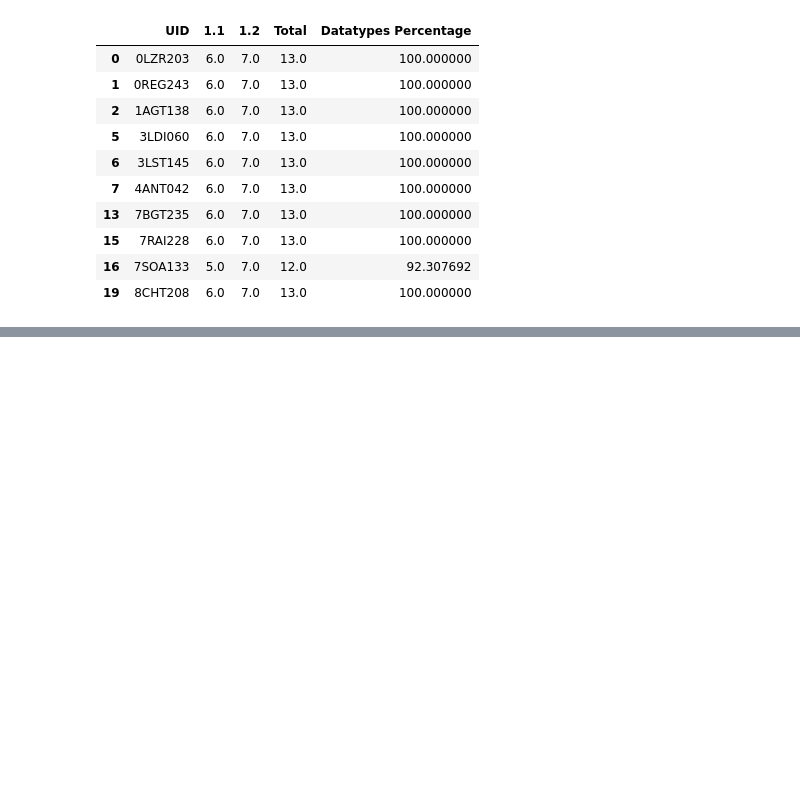
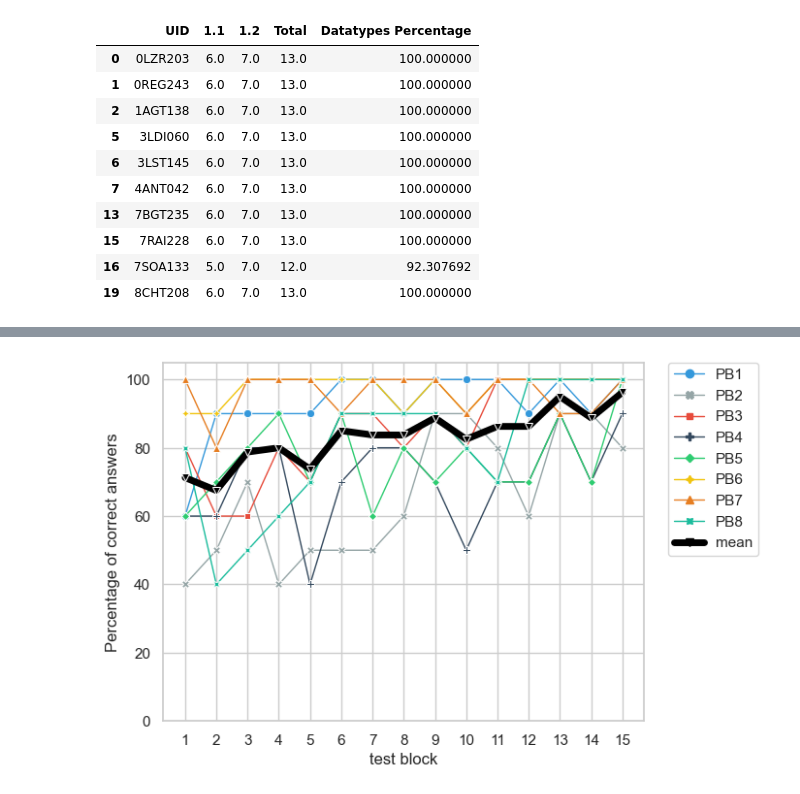
Before and after one commit to gord6/Tapping-into-the-Natural-Language-System-Using-Artificial-Languages-when-Learning-Programming, a Jupyter notebook: descriptive_statistics_2.ipynb, the cells around one changed output, grey strips where cells are left out. Drawn from its saved outputs; the diff is of its cells as text; code cells hidden in the pictures; blank space fills up the shorter version.

Commit message:
added lineplot and merge both violinplots

```diff
--- a/descriptive_statistics.ipynb
+++ b/descriptive_statistics_2.ipynb
@@ -2036,0 +2070,3 @@ df_datatypes_broca
+# %%
+#open Vorkurs_22_with_brocanto_transposed.xlsx
+df = pd.read_excel('Vorkurs_22_with_brocanto_transposed.xlsx')
@@ -2036,0 +2142,10 @@ df_datatypes_broca
+# %%
+#rename UID nan to mean
+import numpy as np
+
+df['UID'] = df['UID'].replace([np.nan], ['mean'])
+# %%
+#create for every uid the data of the testblocks in a new row
+df = df.melt(id_vars=['UID'], var_name='Testblock', value_name='Percentage of correct answers')
+
+display(df)
@@ -2036,0 +2166,20 @@ df_datatypes_broca
+# %%
+plt.ylim(0,105)
+plt.xlabel('')
+
+#combine line and scatterplot
+sns.lineplot(data=df, x="Testblock", y="Percentage of correct answers", hue="UID", style="UID", markers=True, dashes=False, legend='full', size="UID", sizes=[1, 1, 1, 1, 1, 1, 1, 1, 5], palette=dict(mean="#000000", PB1="#3498db", PB2="#95a5a6", PB3="#e74c3c", PB4="#34495e", PB5="#2ecc71", PB6="#f1c40f", PB7="#e67e22", PB8="#1abc9c"))
+
+#change x ticks from Testblock1 to 1
+plt.xticks([0, 1, 2, 3, 4, 5, 6, 7, 8, 9, 10, 11, 12, 13, 14], ['1', '2', '3', '4', '5', '6', '7', '8', '9', '10', '11', '12', '13', '14', '15'])
+
+#show legend outside
+plt.legend(bbox_to_anchor=(1.05, 1), loc=2, borderaxespad=0.)
+
+#rotate x axis
+#remove x axis label
+plt.xlabel('test block')
+
+plt.savefig('lineplot.png', bbox_inches='tight')
+# %% [output]
+[figure, added]
```
Also changed, not shown: parts of 6 cells of this notebook, 7 other files.
